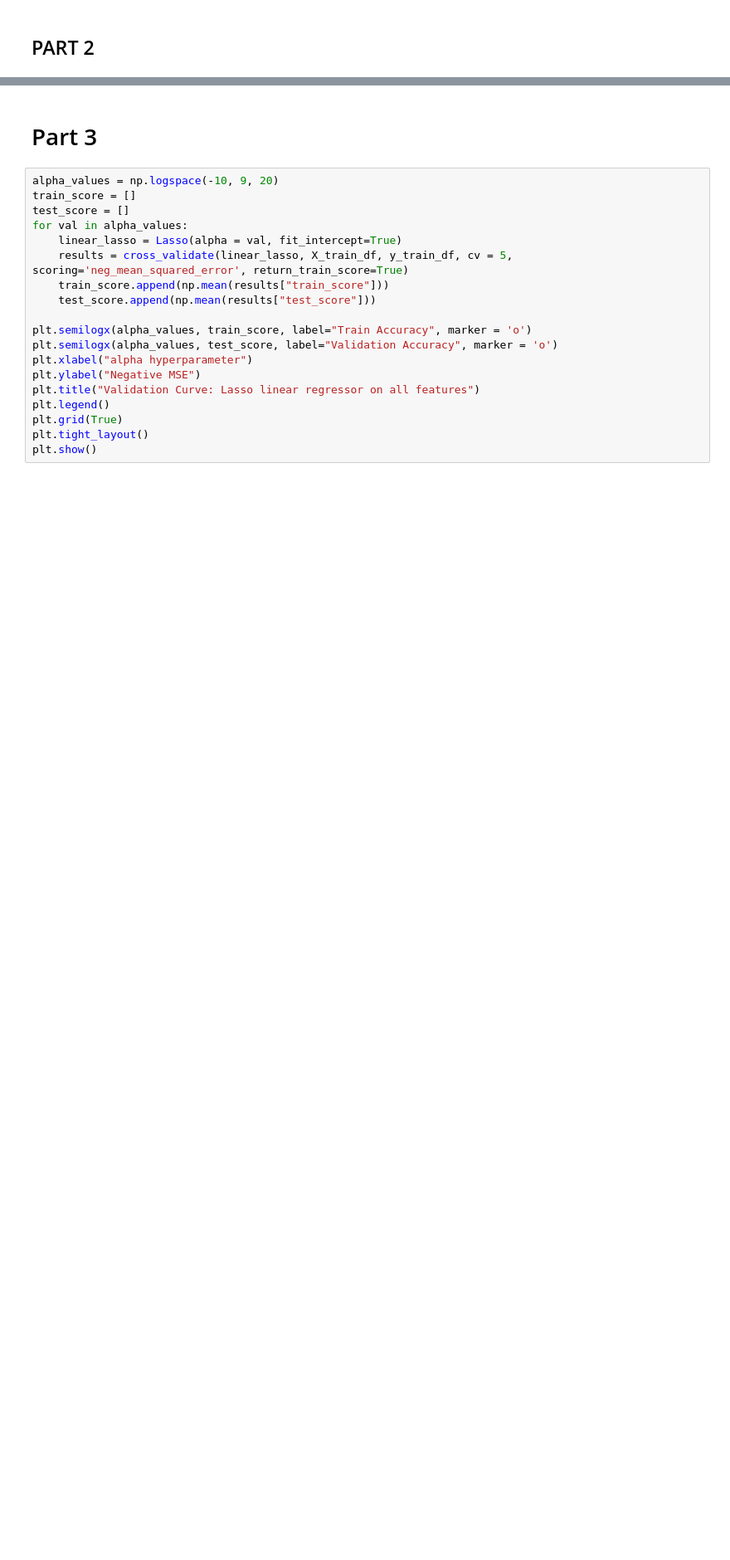
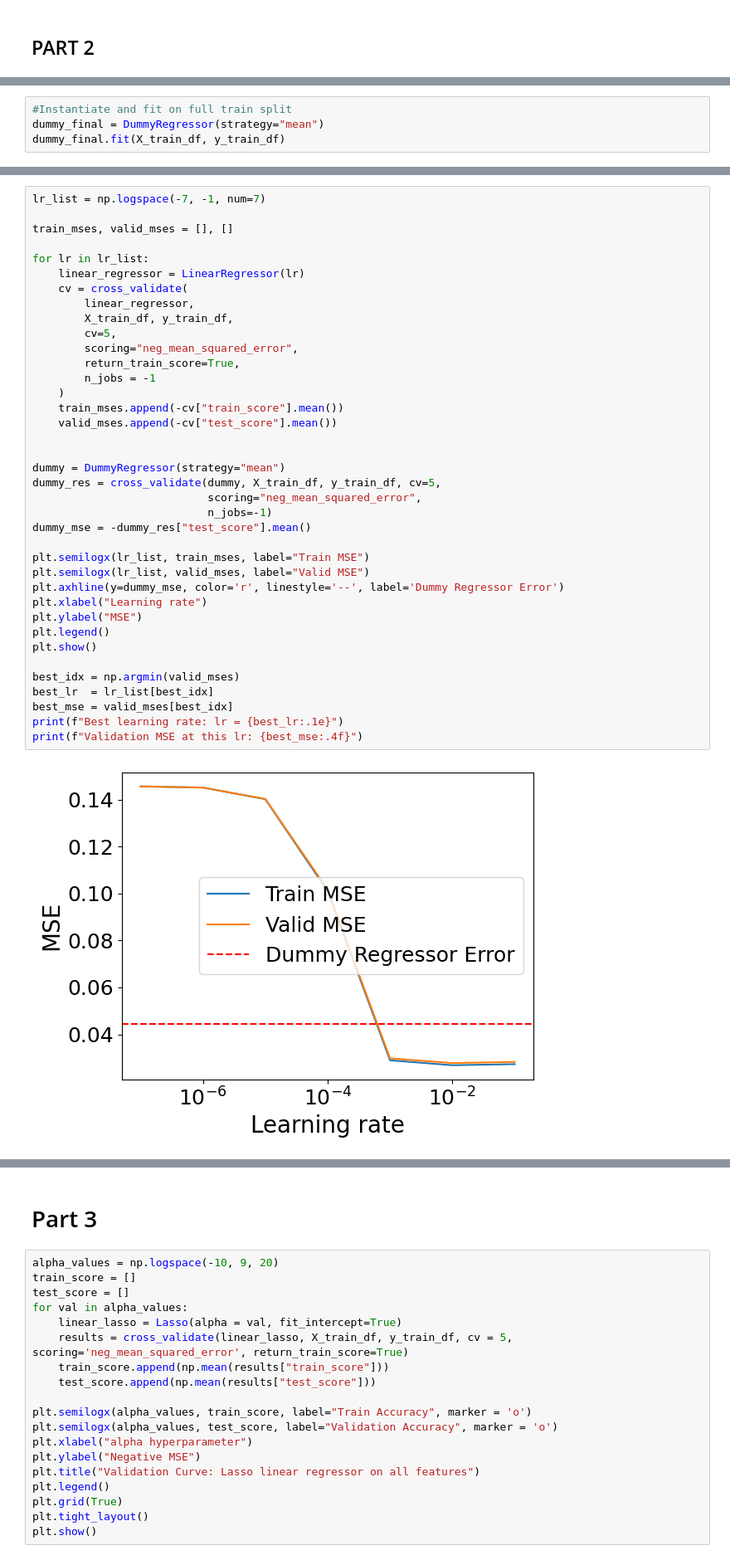
Before and after one commit to AvDaniel6/HW3-Intro-To-ML, a Jupyter notebook: main.ipynb, the cells around one changed output, grey strips where cells are left out. Shown at 83% size. Saved outputs shown, nothing was run; the diff lists cells and outputs as text; blank space fills up the shorter version.

```diff
--- a/main.ipynb
+++ b/main.ipynb
@@ -350,0 +395,4 @@ NameError: name 'X_train' is not defined
+# %%
+#Instantiate and fit on full train split
+dummy_final = DummyRegressor(strategy="mean")
+dummy_final.fit(X_train_df, y_train_df)
@@ -350,0 +401,40 @@ NameError: name 'X_train' is not defined
+# %%
+lr_list = np.logspace(-7, -1, num=7)
+
+train_mses, valid_mses = [], []
+
+for lr in lr_list:
+    linear_regressor = LinearRegressor(lr)
+    cv = cross_validate(
+        linear_regressor,
+        X_train_df, y_train_df,
+        cv=5,
+        scoring="neg_mean_squared_error",
+        return_train_score=True,
+        n_jobs = -1
+    )
+    train_mses.append(-cv["train_score"].mean())
+    valid_mses.append(-cv["test_score"].mean())
+
+
+dummy = DummyRegressor(strategy="mean")
+dummy_res = cross_validate(dummy, X_train_df, y_train_df, cv=5,
+                           scoring="neg_mean_squared_error",
+                           n_jobs=-1)
+dummy_mse = -dummy_res["test_score"].mean()
+
+plt.semilogx(lr_list, train_mses, label="Train MSE")
+plt.semilogx(lr_list, valid_mses, label="Valid MSE")
+plt.axhline(y=dummy_mse, color='r', linestyle='--', label='Dummy Regressor Error')
+plt.xlabel("Learning rate")
+plt.ylabel("MSE")
+plt.legend()
+plt.show()
+
+best_idx = np.argmin(valid_mses)
+best_lr  = lr_list[best_idx]
+best_mse = valid_mses[best_idx]
+print(f"Best learning rate: lr = {best_lr:.1e}")
+print(f"Validation MSE at this lr: {best_mse:.4f}")
+# %% [output]
+[figure, added]
```
Also changed, not shown: parts of 10 cells of this notebook, 1 other file.
